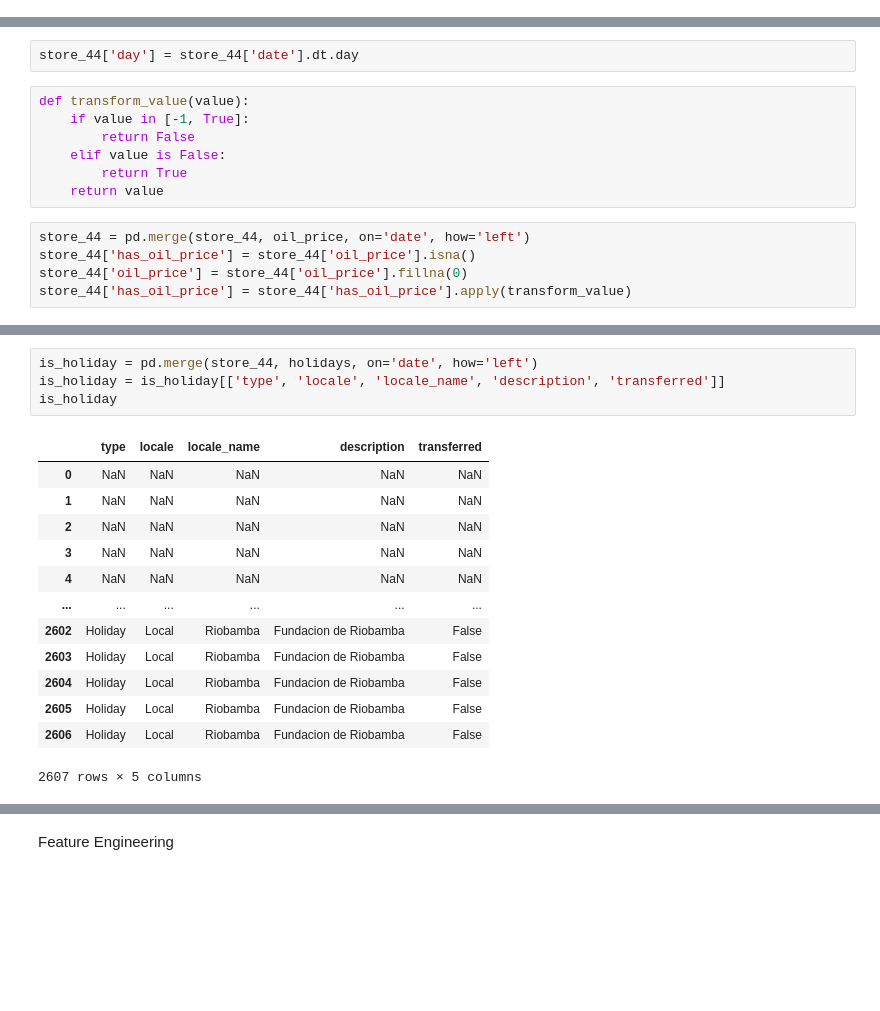
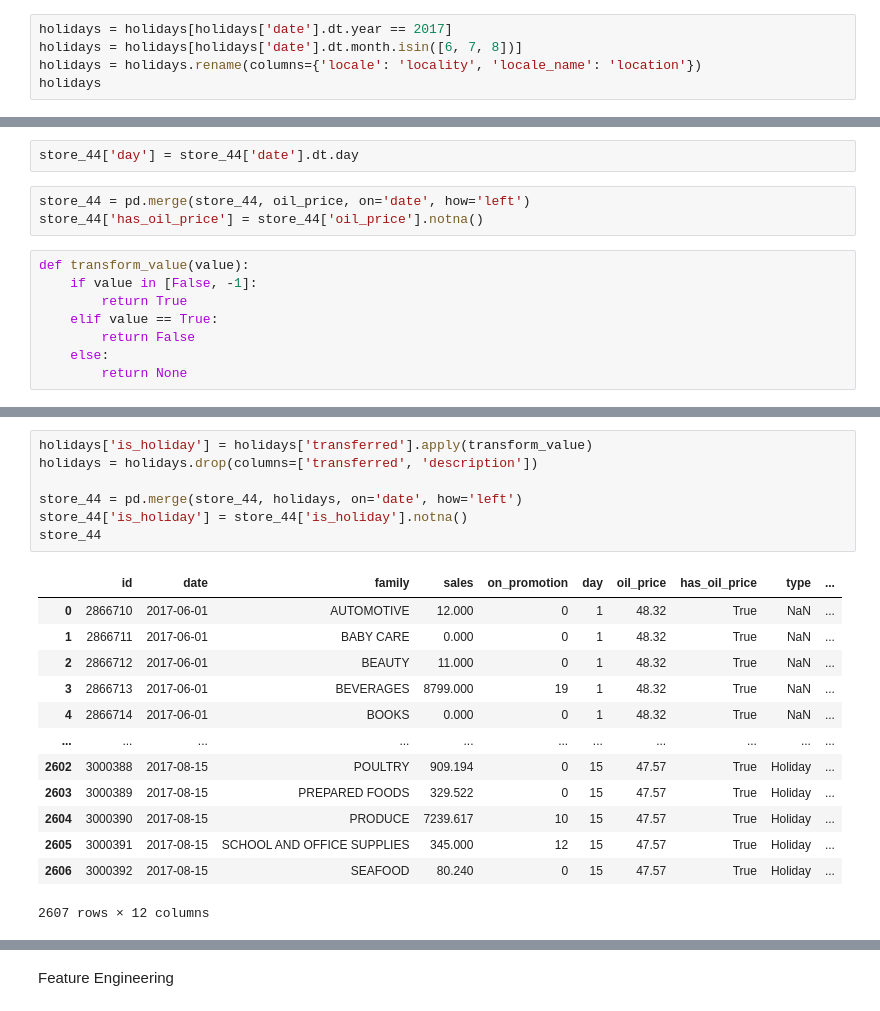
Before and after one commit to anlu5/Portfolio, a Jupyter notebook: store_sales_forecasting.ipynb, the cells around one changed output, grey strips where cells are left out. Drawn from its saved outputs; the diff is of its cells as text; blank space fills up the shorter version.

```diff
--- a/store_sales_forecasting.ipynb
+++ b/store_sales_forecasting.ipynb
@@ -75,0 +60,5 @@ holidays
+# %%
+holidays = holidays[holidays['date'].dt.year == 2017]
+holidays = holidays[holidays['date'].dt.month.isin([6, 7, 8])]
+holidays = holidays.rename(columns={'locale': 'locality', 'locale_name': 'location'})
+holidays
@@ -92,15 +97,14 @@ store_44 = data[data['store_nbr'] == 44].drop(columns='store_nbr')
 store_44 = store_44.reset_index(drop=True)
 # %%
 store_44['day'] = store_44['date'].dt.day
+# %%
+store_44 = pd.merge(store_44, oil_price, on='date', how='left')
+store_44['has_oil_price'] = store_44['oil_price'].notna()
 # %%
 def transform_value(value):
-    if value in [-1, True]:
+    if value in [False, -1]:
+        return True
+    elif value == True:
         return False
-    elif value is False:
-        return True
-    return value
+    else:
+        return None
-# %%
-store_44 = pd.merge(store_44, oil_price, on='date', how='left')
-store_44['has_oil_price'] = store_44['oil_price'].isna()
-store_44['oil_price'] = store_44['oil_price'].fillna(0)
-store_44['has_oil_price'] = store_44['has_oil_price'].apply(transform_value)
@@ -123,18 +111,21 @@ store_44
 # %%
-is_holiday = pd.merge(store_44, holidays, on='date', how='left')
-is_holiday = is_holiday[['type', 'locale', 'locale_name', 'description', 'transferred']]
-is_holiday
+holidays['is_holiday'] = holidays['transferred'].apply(transform_value)
+holidays = holidays.drop(columns=['transferred', 'description'])
+
+store_44 = pd.merge(store_44, holidays, on='date', how='left')
+store_44['is_holiday'] = store_44['is_holiday'].notna()
+store_44
 # %% [output]
-|  | type | locale | locale_name | description | transferred |
-| 0 | NaN | NaN | NaN | NaN | NaN |
-| 1 | NaN | NaN | NaN | NaN | NaN |
-| 2 | NaN | NaN | NaN | NaN | NaN |
-| 3 | NaN | NaN | NaN | NaN | NaN |
-| 4 | NaN | NaN | NaN | NaN | NaN |
-| ... | ... | ... | ... | ... | ... |
-| 2602 | Holiday | Local | Riobamba | Fundacion de Riobamba | False |
-| 2603 | Holiday | Local | Riobamba | Fundacion de Riobamba | False |
-| 2604 | Holiday | Local | Riobamba | Fundacion de Riobamba | False |
-| 2605 | Holiday | Local | Riobamba | Fundacion de Riobamba | False |
-| 2606 | Holiday | Local | Riobamba | Fundacion de Riobamba | False |
+|  | id | date | family | sales | on_promotion | day | oil_price | has_oil_price | type | ... |
+| 0 | 2866710 | 2017-06-01 | AUTOMOTIVE | 12.000 | 0 | 1 | 48.32 | True | NaN | ... |
+| 1 | 2866711 | 2017-06-01 | BABY CARE | 0.000 | 0 | 1 | 48.32 | True | NaN | ... |
+| 2 | 2866712 | 2017-06-01 | BEAUTY | 11.000 | 0 | 1 | 48.32 | True | NaN | ... |
+| 3 | 2866713 | 2017-06-01 | BEVERAGES | 8799.000 | 19 | 1 | 48.32 | True | NaN | ... |
+| 4 | 2866714 | 2017-06-01 | BOOKS | 0.000 | 0 | 1 | 48.32 | True | NaN | ... |
+| ... | ... | ... | ... | ... | ... | ... | ... | ... | ... | ... |
+| 2602 | 3000388 | 2017-08-15 | POULTRY | 909.194 | 0 | 15 | 47.57 | True | Holiday | ... |
+| 2603 | 3000389 | 2017-08-15 | PREPARED FOODS | 329.522 | 0 | 15 | 47.57 | True | Holiday | ... |
+| 2604 | 3000390 | 2017-08-15 | PRODUCE | 7239.617 | 10 | 15 | 47.57 | True | Holiday | ... |
+| 2605 | 3000391 | 2017-08-15 | SCHOOL AND OFFICE SUPPLIES | 345.000 | 12 | 15 | 47.57 | True | Holiday | ... |
+| 2606 | 3000392 | 2017-08-15 | SEAFOOD | 80.240 | 0 | 15 | 47.57 | True | Holiday | ... |
-2607 rows × 5 columns
+2607 rows × 12 columns
```
Also changed, not shown: parts of 31 cells of this notebook.
